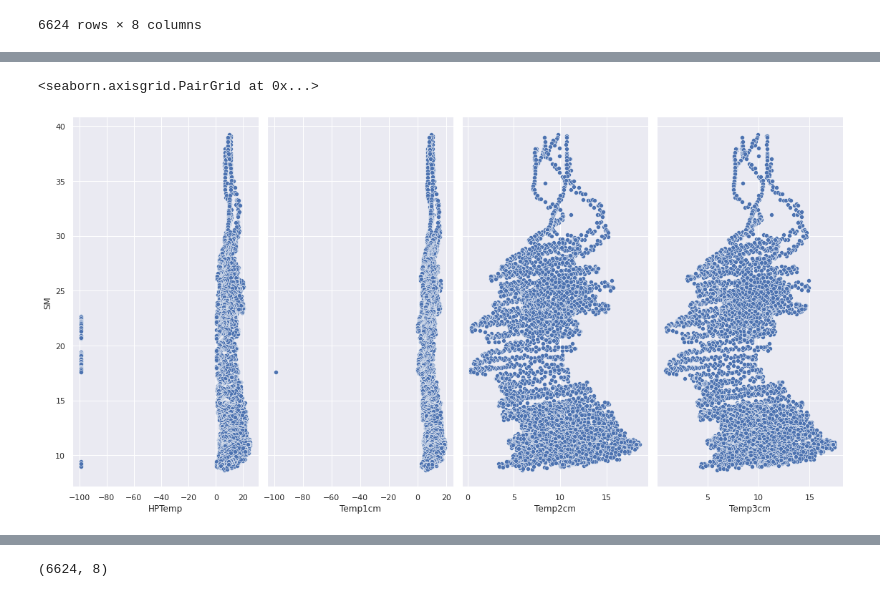
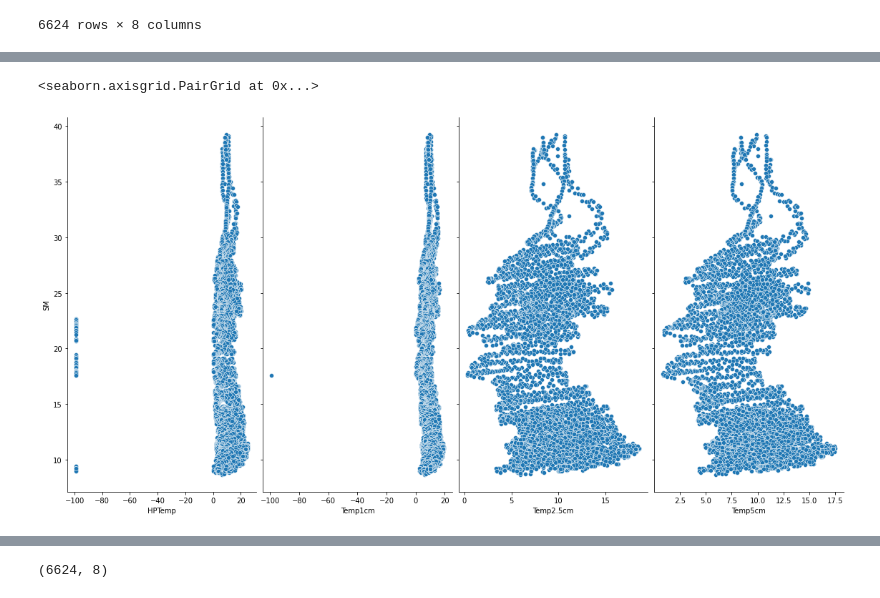
Before and after one commit to Avikill22/Soil-Moisture-Prediction, a Jupyter notebook: soil_moisture_content (1).ipynb, the cells around one changed output, grey strips where cells are left out. Drawn from its saved outputs; the diff is of its cells as text; code cells hidden in the pictures.

Commit message:
addtion of dataset2

```diff
--- a/soil_moisture_content (1).ipynb
+++ b/soil_moisture_content (1).ipynb
@@ -30,2 +28,0 @@ dataset
-# %%
-dataset.drop(labels = ['Unnamed: 6','Unnamed: 7','Unnamed: 8','Unnamed: 9','Unnamed: 10','Unnamed: 11','Unnamed: 12','Unnamed: 13','Unnamed: 14'],axis = 1,inplace = True)
@@ -32,3 +45,5 @@ dataset.drop(labels = ['Unnamed: 6','Unnamed: 7','Unnamed: 8','Unnamed: 9','Unna
+# %%
+dataset['DATE-TIME'] = dataset['DATE-TIME'].str.replace('/','-')
 # %%
 dataset
 # %% [output]
@@ -155,7 +173,7 @@ dataset
 | 6623 | 9.1 | 9.90 | 10.20 | 10.60 | 9.19 | 23 | 40 | 8 |
 6624 rows × 8 columns
 # %%
- dataset = dataset.set_axis(['HPTemp', 'Temp1cm', 'Temp2cm', 'Temp3cm', 'SM', 'hr', 'min', 'month'], axis=1, inplace=False)
+ dataset = dataset.set_axis(['HPTemp', 'Temp1cm', 'Temp2.5cm', 'Temp5cm', 'SM', 'hr', 'min', 'month'], axis=1, inplace=False)
 # %%
 print(dataset.columns.values)
 # %% [output]
@@ -163,8 +180,0 @@ print(dataset.columns.values)
-# %%
-sns.set(rc={'figure.figsize':(8,8)})
-# Line char to Soil moisture being on pressure variation
-sns.lineplot(x='month', y='HPTemp', data=dataset, ci=None)
-sns.lineplot(x='month', y='Temp1cm', data=dataset, ci=None)
-sns.lineplot(x='month', y='Temp2cm', data=dataset, ci=None)
-sns.lineplot(x='month', y='Temp3cm', data=dataset, ci=None)
-sns.lineplot(x='month', y='SM', data=dataset, ci=None)
@@ -174,8 +181,8 @@ sns.lineplot(x='month', y='SM', data=dataset, ci=None)
 # %%
-sns.pairplot(dataset,x_vars=['HPTemp','Temp1cm','Temp2cm','Temp3cm'],y_vars='SM',height=8,aspect=0.5)
+sns.pairplot(dataset,x_vars=['HPTemp','Temp1cm','Temp2.5cm','Temp5cm'],y_vars='SM',height=8,aspect=0.5)
 # %% [output]
 <seaborn.axisgrid.PairGrid at 0x...>
-[figure, old version]
+[figure, new version]
 # %%
 dataset.info()
 # %% [output]
```
Also changed, not shown: parts of 45 cells of this notebook, 9 other files.
